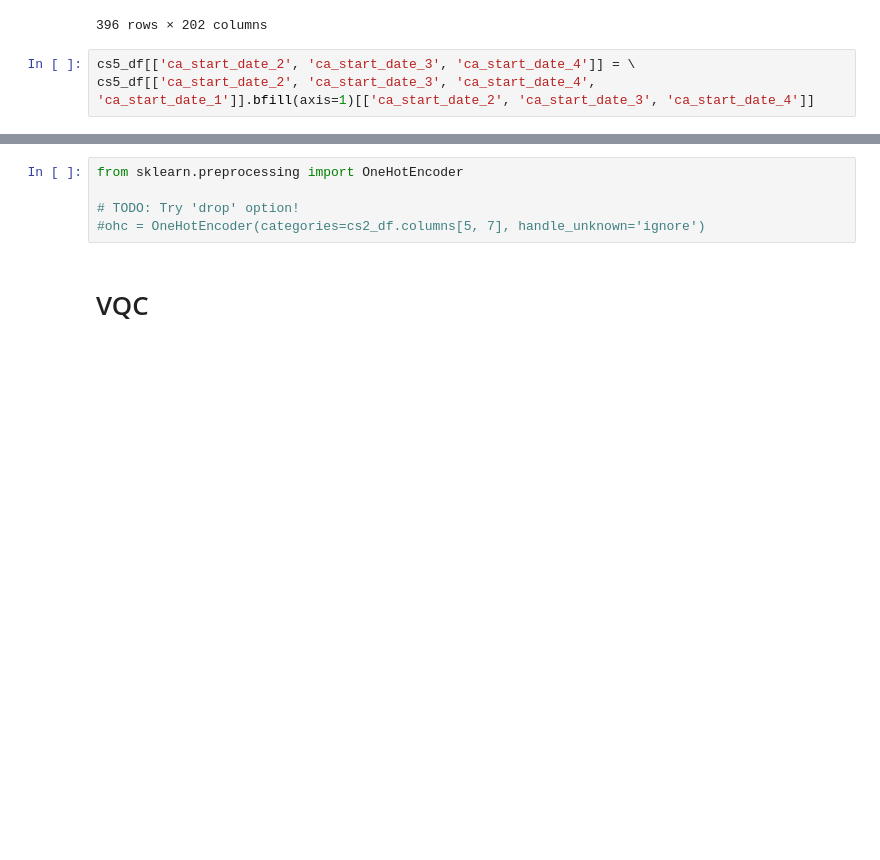
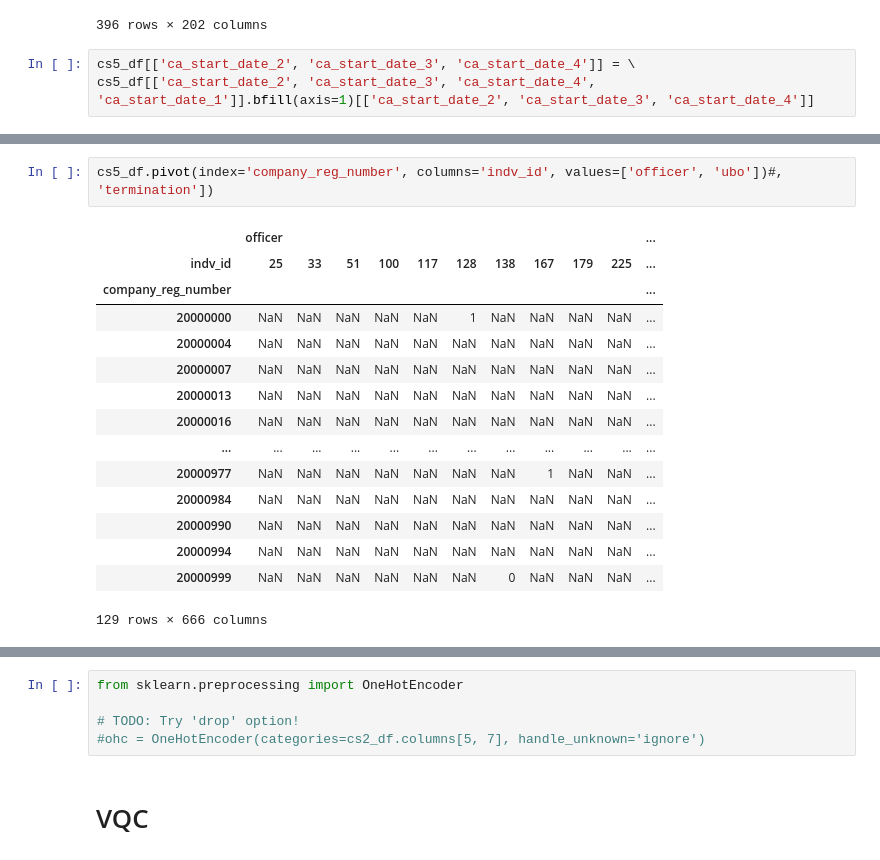
Before and after one commit to floatn/QML-for-finance, a Jupyter notebook: qml_code.ipynb, the cells around one changed output, grey strips where cells are left out. Drawn from its saved outputs; the diff is of its cells as text; blank space fills up the shorter version.

```diff
--- a/qml_code.ipynb
+++ b/qml_code.ipynb
@@ -1846,0 +2018,18 @@ tmp_acc_df.bfill(axis=1)[['current_account_number_2', 'current_account_number_3'
+# %%
+cs5_df.pivot(index='company_reg_number', columns='indv_id', values=['officer', 'ubo'])#, 'termination'])
+# %% [output]
+|  | officer |  |  |  |  |  |  |  |  |  | ... |
+| indv_id | 25 | 33 | 51 | 100 | 117 | 128 | 138 | 167 | 179 | 225 | ... |
+| company_reg_number |  |  |  |  |  |  |  |  |  |  | ... |
+| 20000000 | NaN | NaN | NaN | NaN | NaN | 1 | NaN | NaN | NaN | NaN | ... |
+| 20000004 | NaN | NaN | NaN | NaN | NaN | NaN | NaN | NaN | NaN | NaN | ... |
+| 20000007 | NaN | NaN | NaN | NaN | NaN | NaN | NaN | NaN | NaN | NaN | ... |
+| 20000013 | NaN | NaN | NaN | NaN | NaN | NaN | NaN | NaN | NaN | NaN | ... |
+| 20000016 | NaN | NaN | NaN | NaN | NaN | NaN | NaN | NaN | NaN | NaN | ... |
+| ... | ... | ... | ... | ... | ... | ... | ... | ... | ... | ... | ... |
+| 20000977 | NaN | NaN | NaN | NaN | NaN | NaN | NaN | 1 | NaN | NaN | ... |
+| 20000984 | NaN | NaN | NaN | NaN | NaN | NaN | NaN | NaN | NaN | NaN | ... |
+| 20000990 | NaN | NaN | NaN | NaN | NaN | NaN | NaN | NaN | NaN | NaN | ... |
+| 20000994 | NaN | NaN | NaN | NaN | NaN | NaN | NaN | NaN | NaN | NaN | ... |
+| 20000999 | NaN | NaN | NaN | NaN | NaN | NaN | 0 | NaN | NaN | NaN | ... |
+129 rows × 666 columns
```
Also changed, not shown: parts of 34 cells of this notebook.
